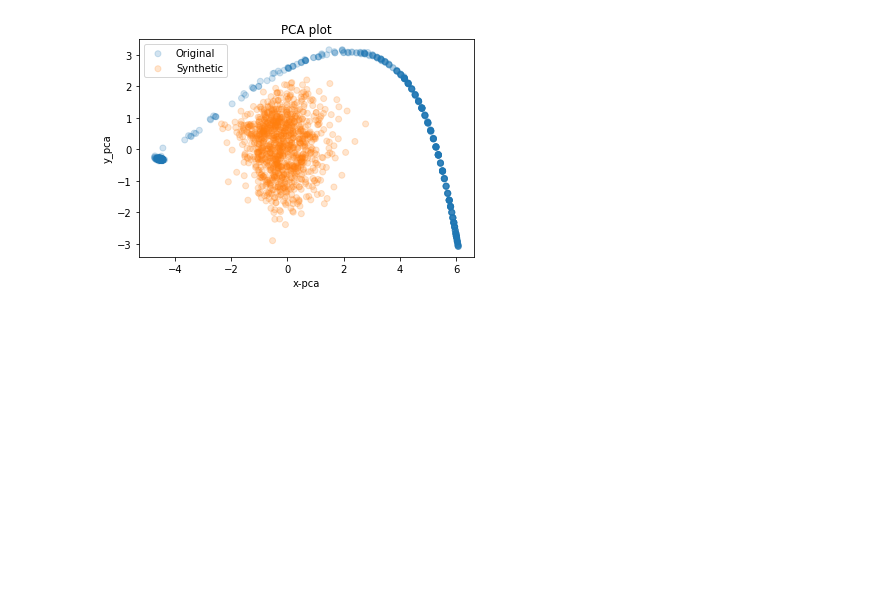
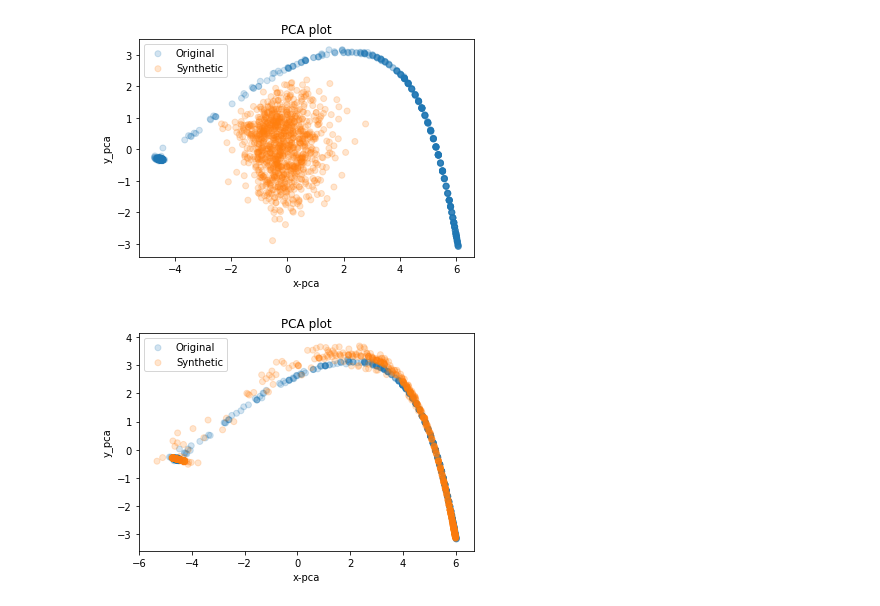
Before and after one commit to mcps5601/TimeGAN-tensorflow2, a Jupyter notebook: data_visualization.ipynb, the cells around one changed output. Cells and saved outputs as stored; diff of their text form; code cells hidden in the pictures; blank space fills up the shorter version.

```diff
--- a/data_visualization.ipynb
+++ b/data_visualization.ipynb
@@ -22,3 +23,8 @@ with open(f"{path}/new.pickle", "rb") as fb:
 visualization(ori_data, new_data, 'pca')
 # %% [output]
 [figure]
+# %%
+# eta: 10, hidden: 20
+visualization(ori_data, new_data, 'pca')
+# %% [output]
+[figure, added]
```
Also changed, not shown: parts of 3 cells of this notebook, 2 other files.
